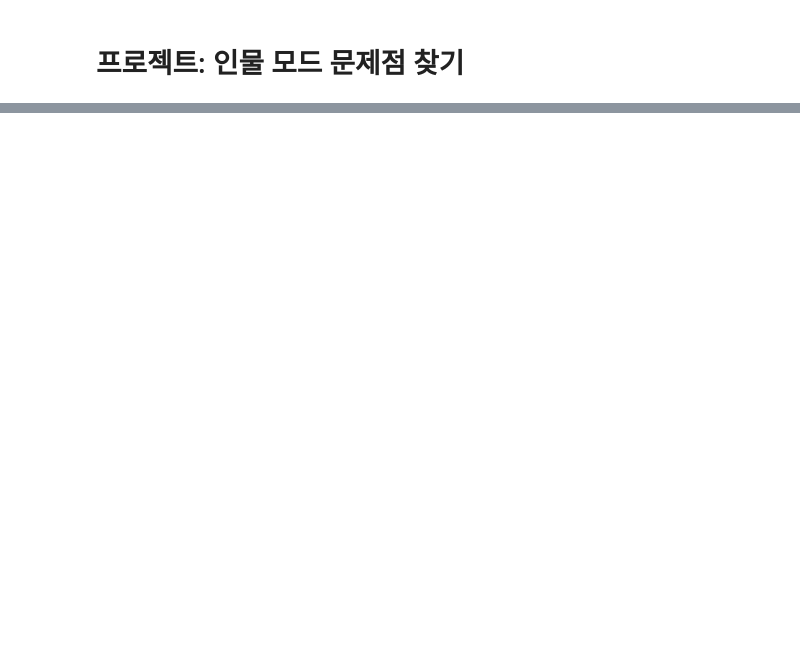
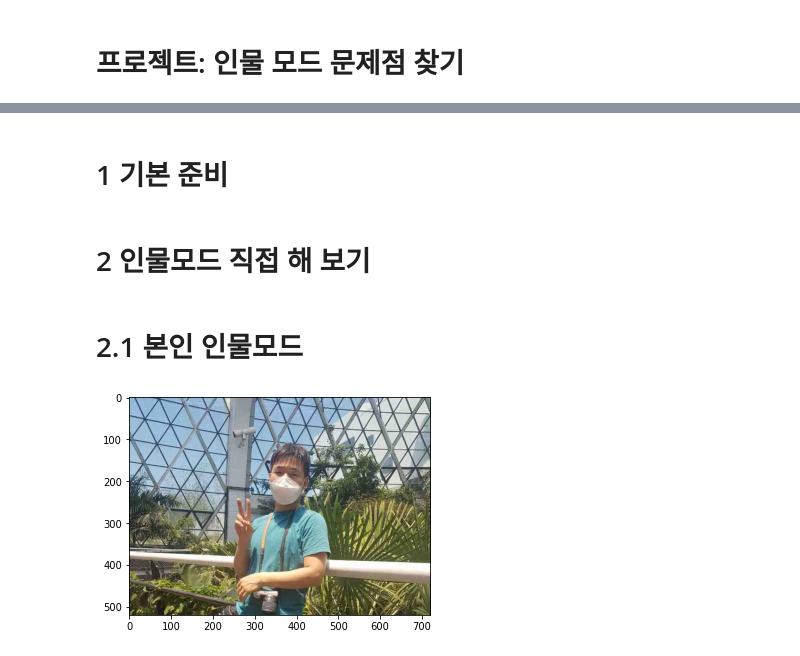
Before and after one commit to twelvesense/first-repository, a Jupyter notebook: ExplNode10.ipynb, the cells around one changed output, grey strips where cells are left out. Drawn from its saved outputs; the diff is of its cells as text; code cells hidden in the pictures; blank space fills up the shorter version.

```diff
--- a/ExplNode10.ipynb
+++ b/ExplNode10.ipynb
@@ -68,0 +5,2 @@ import matplotlib.pyplot as plt
+# %% [markdown]
+# 1 기본 준비
@@ -68,0 +27,13 @@ import matplotlib.pyplot as plt
+# %% [markdown]
+# 2 인물모드 직접 해 보기
+# %% [markdown]
+# 2.1 본인 인물모드
+# %%
+# 원본 사진
+img_path = './data/images/me.png'
+img_orig = cv2.imread(img_path)
+
+plt.imshow(cv2.cvtColor(img_orig, cv2.COLOR_BGR2RGB))
+plt.show()
+# %% [output]
+[figure, added]
```
Also changed, not shown: parts of 58 cells of this notebook.
